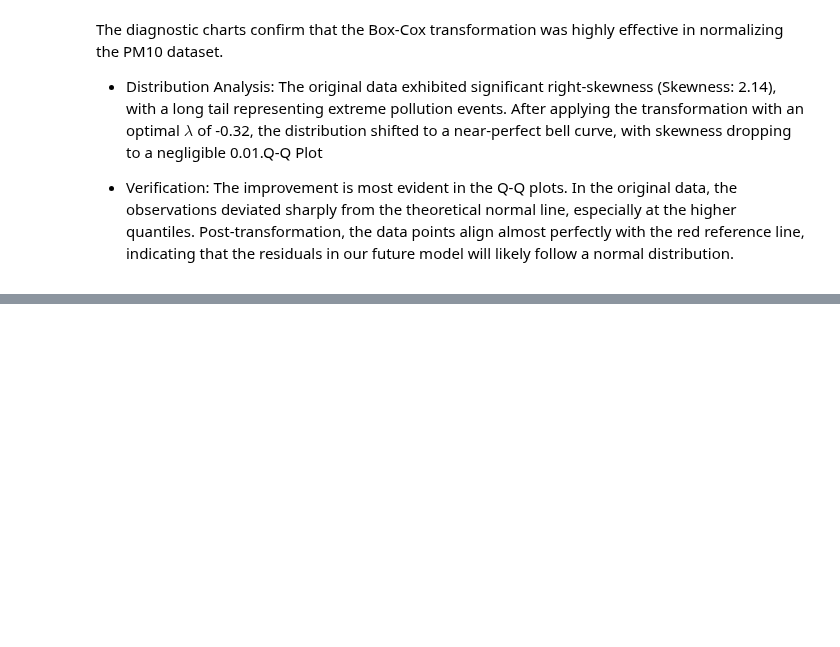
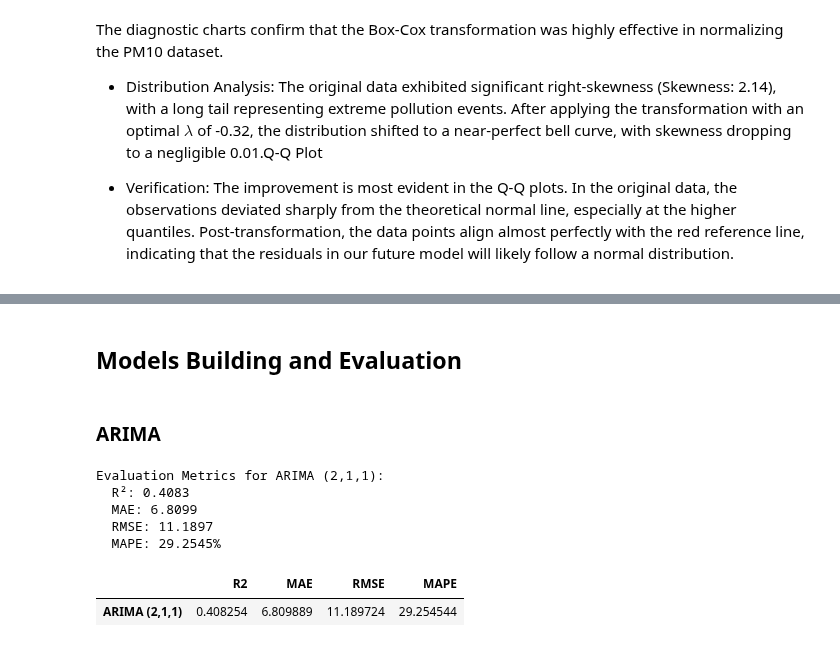
Before and after one commit to Przemsonn05/AirPulse-Krakow-Smart-Air-Quality-Forecasting-System, a Jupyter notebook: notebooks/air_quality_forecast.ipynb, the cells around one changed output, grey strips where cells are left out. Drawn from its saved outputs; the diff is of its cells as text; code cells hidden in the pictures; blank space fills up the shorter version.

```diff
--- a/notebooks/air_quality_forecast.ipynb
+++ b/notebooks/air_quality_forecast.ipynb
@@ -769,0 +861,57 @@ The diagnostic charts confirm that the Box-Cox transformation was highly effecti
+# %%
+df_final.dropna(inplace=True)
+
+n = len(df_final)
+train_end = int(n * 0.7)
+val_end = int(n * 0.85)
+
+train = df_final.iloc[:train_end]
+val = df_final.iloc[train_end:val_end]
+test = df_final.iloc[val_end:]
+# %%
+def evaluate_forecast(y_true, y_pred, lambda_bc, label=''):
+    actual = inv_boxcox(y_true, lambda_bc) - 1
+    predicted = inv_boxcox(y_pred, lambda_bc) - 1
+
+    r2 = r2_score(actual, predicted)
+    mae = mean_absolute_error(actual, predicted)
+    rmse = np.sqrt(mean_squared_error(actual, predicted))
+    mape = np.mean(np.abs((actual - predicted) / actual)) * 100
+
+    print(f"Evaluation Metrics for {label}:")
+    print(f"  R²: {r2:.4f}")
+    print(f"  MAE: {mae:.4f}")
+    print(f"  RMSE: {rmse:.4f}")
+    print(f"  MAPE: {mape:.4f}%")
+
+    return {'R2': r2, 'MAE': mae, 'RMSE': rmse, 'MAPE': mape}
+# %% [markdown]
+## Models Building and Evaluation
+# %% [markdown]
+### ARIMA
+# %%
+TARGET = 'PM10_transformed'
+# %%
+history_arima = list(train[TARGET])
+arima_preds   = []
+
+for t in range(len(val)):
+    model    = ARIMA(history_arima, order=(2, 1, 1)).fit()
+    yhat     = model.forecast(steps=1)[0]
+    arima_preds.append(yhat)
+    history_arima.append(val[TARGET].iloc[t])   # dodaj prawdziwą wartość
+
+arima_preds = np.array(arima_preds)
+res_arima   = evaluate_forecast(val[TARGET].values, arima_preds, lambda_bc, "ARIMA (2,1,1)")
+# %% [output]
+Evaluation Metrics for ARIMA (2,1,1):
+  R²: 0.4083
+  MAE: 6.8099
+  RMSE: 11.1897
+  MAPE: 29.2545%
+# %%
+res_arima_df = pd.DataFrame([res_arima], index=['ARIMA (2,1,1)'])
+res_arima_df
+# %% [output]
+|  | R2 | MAE | RMSE | MAPE |
+| ARIMA (2,1,1) | 0.408254 | 6.809889 | 11.189724 | 29.254544 |
```
Also changed, not shown: parts of 55 cells of this notebook, 16 other files.
